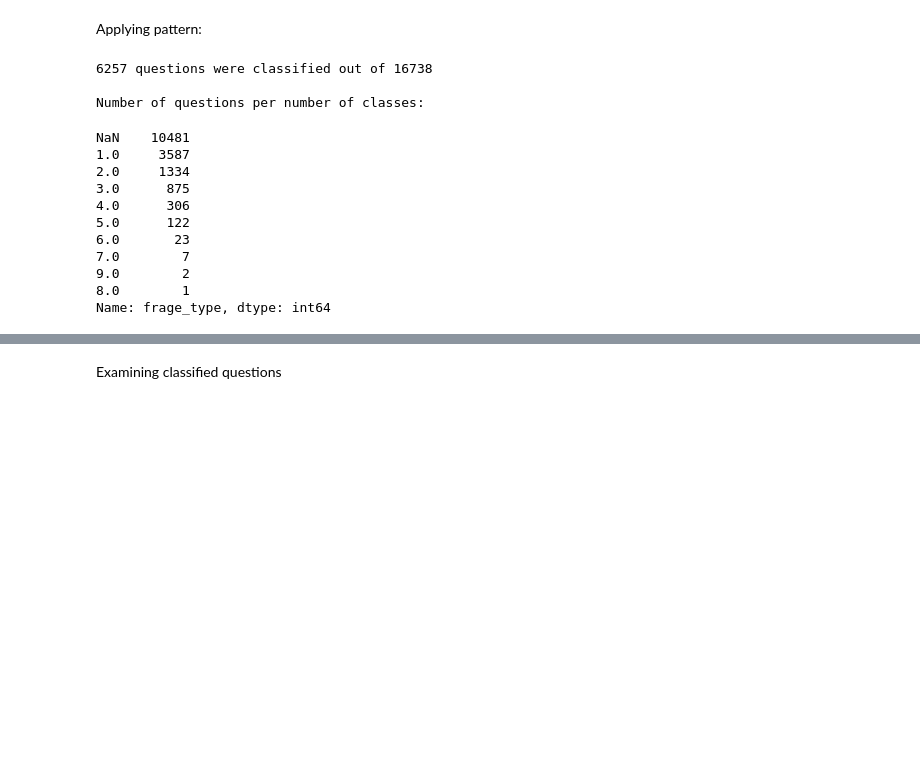
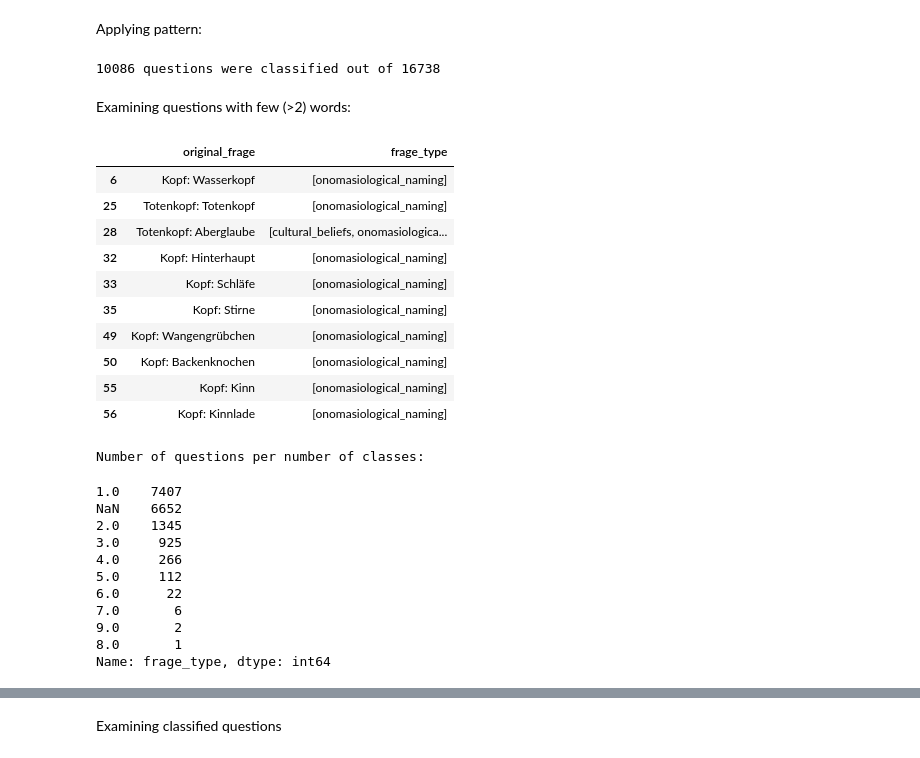
Before and after one commit to acdh-oeaw/exploreAT-Concepts, a Jupyter notebook: questions_classification.ipynb, the cells around one changed output, grey strips where cells are left out. Saved outputs shown, nothing was run; the diff lists cells and outputs as text; code cells hidden in the pictures; blank space fills up the shorter version.

```diff
--- a/questions_classification.ipynb
+++ b/questions_classification.ipynb
@@ -145,23 +155,41 @@ def test_type(entry):
     return question_type
 # %% [markdown]
 Applying pattern:
+# %%
+frage_complete['frage_type'] = frage_complete.original_frage.apply(test_type)
+print(f"{len(frage_complete['frage_type'].dropna())} questions were classified out of {len(frage_complete)}")
+# %% [output]
+10086 questions were classified out of 16738
+# %% [markdown]
+Examining questions with few (>2) words:
+# %%
+id_short_questions = frage_complete['original_frage'].str.split().apply(lambda x:len(x) < 3)
+frage_complete.loc[id_short_questions, ['original_frage','frage_type']].head(10)
+# %% [output]
+|  | original_frage | frage_type |
+| 6 | Kopf: Wasserkopf | [onomasiological_naming] |
+| 25 | Totenkopf: Totenkopf | [onomasiological_naming] |
+| 28 | Totenkopf: Aberglaube | [cultural_beliefs, onomasiologica... |
+| 32 | Kopf: Hinterhaupt | [onomasiological_naming] |
+| 33 | Kopf: Schläfe | [onomasiological_naming] |
+| 35 | Kopf: Stirne | [onomasiological_naming] |
+| 49 | Kopf: Wangengrübchen | [onomasiological_naming] |
+| 50 | Kopf: Backenknochen | [onomasiological_naming] |
+| 55 | Kopf: Kinn | [onomasiological_naming] |
+| 56 | Kopf: Kinnlade | [onomasiological_naming] |
 # %%
-frage_complete['frage_type'] = frage_complete.original_frage.apply(test_type)
-print(f"{len(frage_complete['frage_type'].dropna())} questions were classified out of {len(frage_complete)}")
-print('\nNumber of questions per number of classes:')
+print('Number of questions per number of classes:')
 frage_complete['frage_type'].apply(lambda x:len(x) if x else None).value_counts(dropna=False)
 # %% [output]
-6257 questions were classified out of 16738
-
 Number of questions per number of classes:
-NaN    10481
-1.0     3587
-2.0     1334
-3.0      875
-4.0      306
-5.0      122
-6.0       23
-7.0        7
-9.0        2
-8.0        1
+1.0    7407
+NaN    6652
+2.0    1345
+3.0     925
+4.0     266
+5.0     112
+6.0      22
+7.0       6
+9.0       2
+8.0       1
 Name: frage_type, dtype: int64
```
Also changed, not shown: parts of 6 cells of this notebook.
